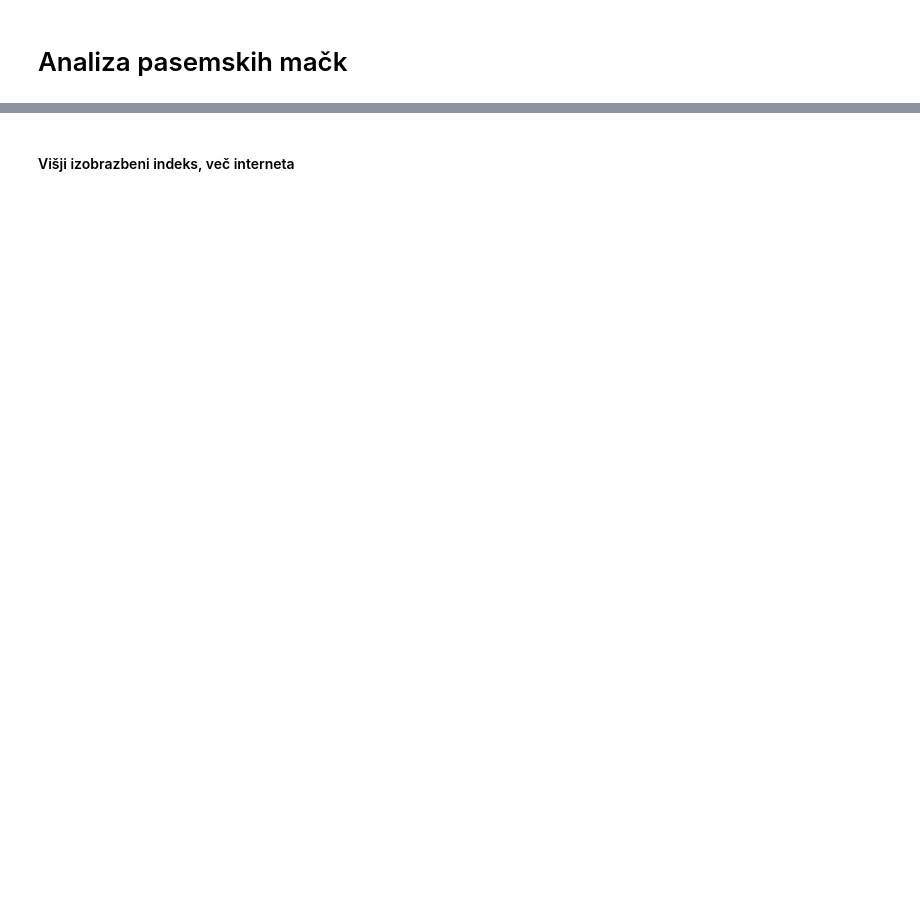
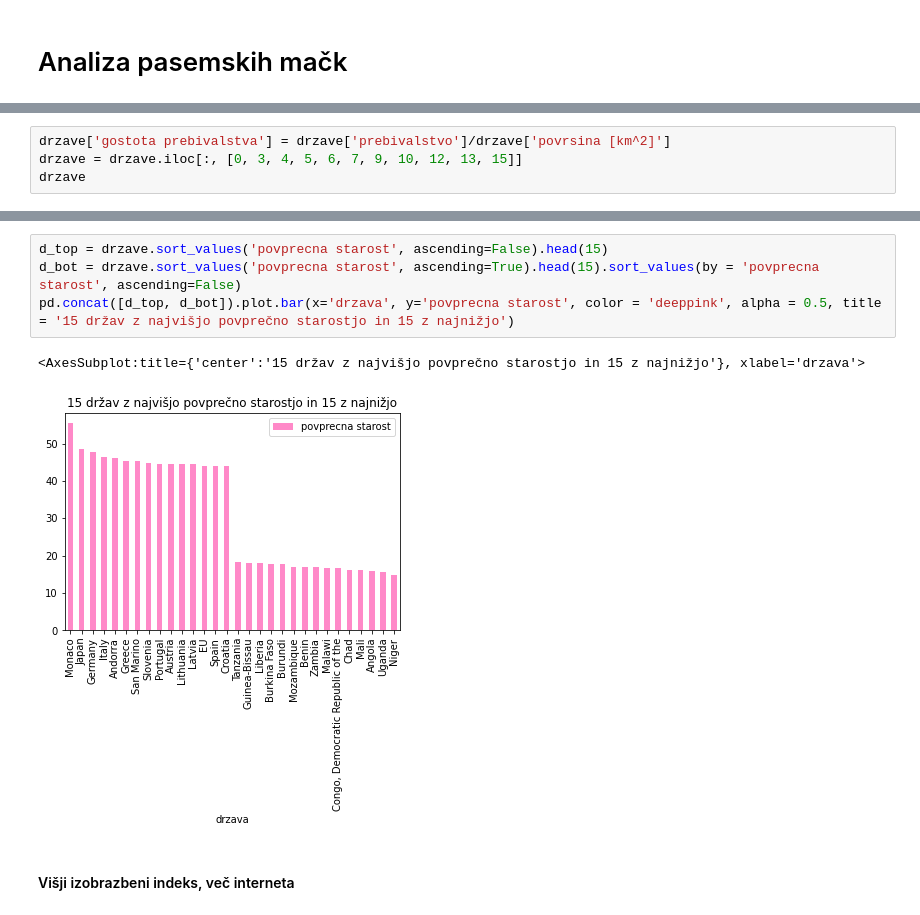
Before and after one commit to zalastopar/Analiza-nekaterih-lastnosti-drzav, a Jupyter notebook: pandas.ipynb, the cells around one changed output, grey strips where cells are left out. Cells and saved outputs as stored; diff of their text form; blank space fills up the shorter version.

```diff
--- a/pandas.ipynb
+++ b/pandas.ipynb
@@ -30,0 +23,4 @@ drzave
+# %%
+drzave['gostota prebivalstva'] = drzave['prebivalstvo']/drzave['povrsina [km^2]']
+drzave = drzave.iloc[:, [0, 3, 4, 5, 6, 7, 9, 10, 12, 13, 15]]
+drzave
@@ -31,2 +41,9 @@ drzave
+# %%
+d_top = drzave.sort_values('povprecna starost', ascending=False).head(15)
+d_bot = drzave.sort_values('povprecna starost', ascending=True).head(15).sort_values(by = 'povprecna starost', ascending=False)
+pd.concat([d_top, d_bot]).plot.bar(x='drzava', y='povprecna starost', color = 'deeppink', alpha = 0.5, title = '15 držav z najvišjo povprečno starostjo in 15 z najnižjo')
+# %% [output]
+<AxesSubplot:title={'center':'15 držav z najvišjo povprečno starostjo in 15 z najnižjo'}, xlabel='drzava'>
+[figure, added]
 # %% [markdown]
 #### Višji izobrazbeni indeks, več interneta
```
Also changed, not shown: parts of 14 cells of this notebook, 10 other files.
